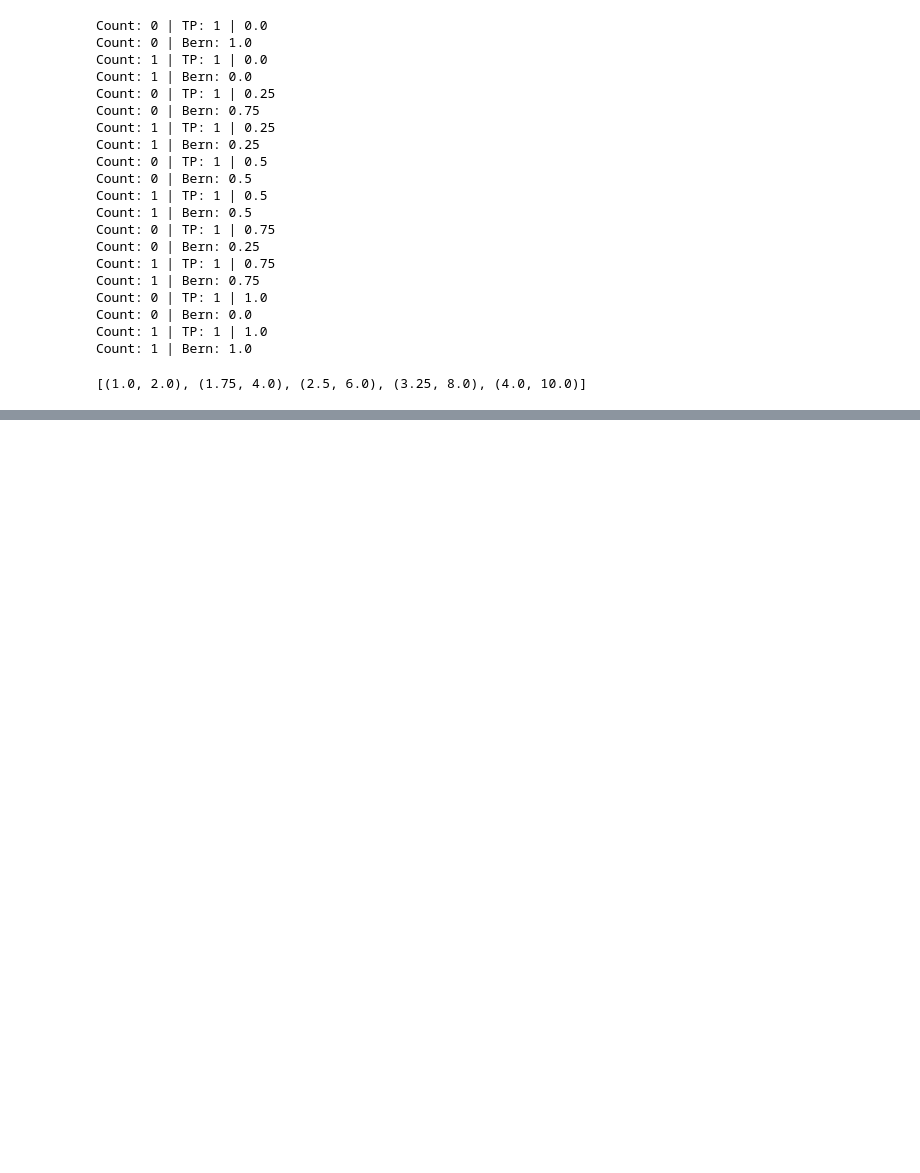
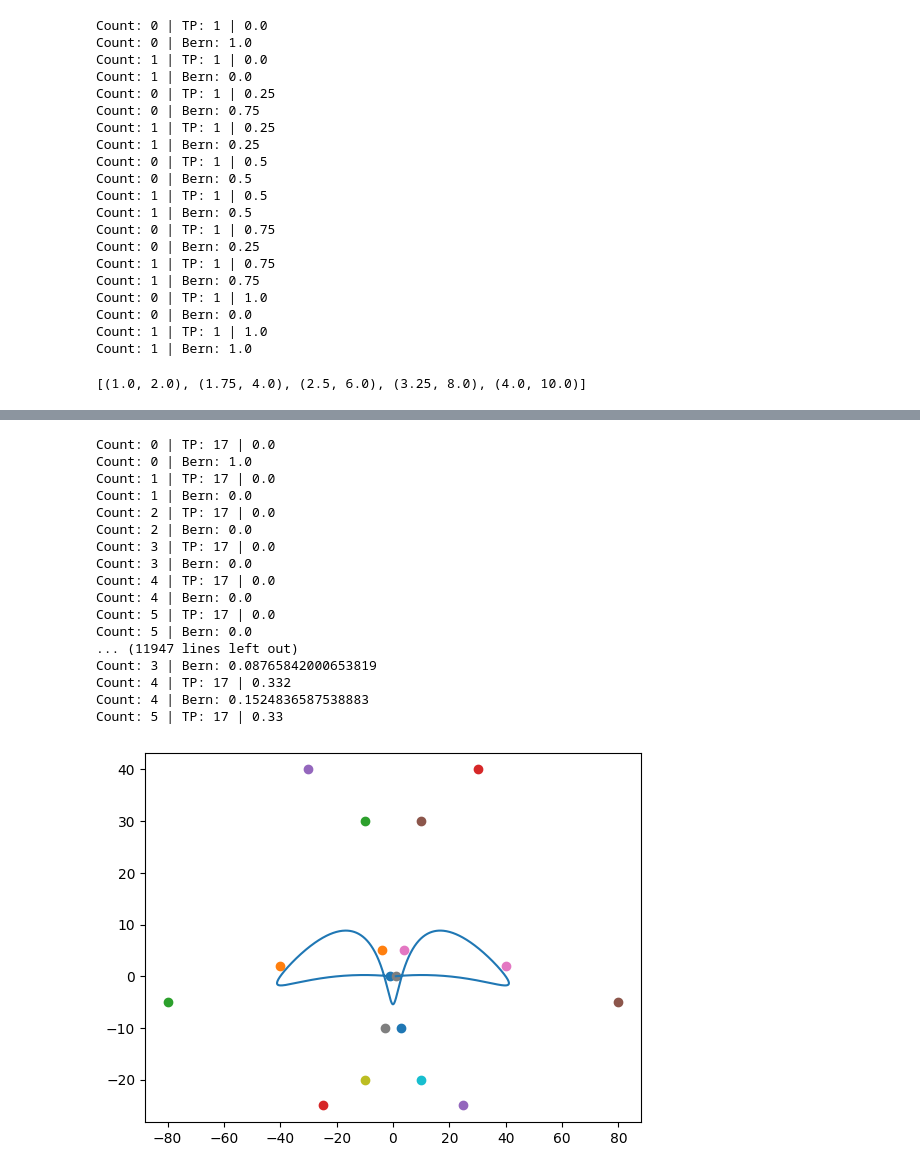
Before and after one commit to alorsunique/Baeuda, a Jupyter notebook: bezier.ipynb, the cells around one changed output, grey strips where cells are left out. Drawn from its saved outputs; the diff is of its cells as text; code cells hidden in the pictures; blank space fills up the shorter version.

```diff
--- a/bezier.ipynb
+++ b/bezier.ipynb
@@ -5,10 +5,0 @@ import math
-# %%
-point_list = [(1,2),(4,10),(5,0)]
-
-plt.figure()
-
-for point in point_list:
-    print(point)
-    plt.scatter(point[0],point[1])
-
-plt.show()
@@ -134,0 +87,47 @@ for current_step in step_list:
+# %%
+point_list = [(-1,0),(-40,2),(-80,-5),(-25,-25),(-30,40),(10,30),(4,5),(-3,-10),(-10,-20),(10,-20),(3,-10),(-4,5),(-10,30),(30,40),(25,-25),(80,-5),(40,2),(1,0)]
+
+step_count = 1000
+
+step_list = np.linspace(0,1,step_count+1)
+
+bezier_point_list = []
+
+for current_step in step_list:
+
+    bezier_point_list.append(de_casteljau(point_list,current_step))
+
+bez_x_list = []
+bez_y_list = []
+
+for point in bezier_point_list:
+    bez_x_list.append(point[0])
+    bez_y_list.append(point[1])
+
+plt.figure()
+
+for point in point_list:
+    plt.scatter(point[0],point[1])
+
+plt.plot(bez_x_list,bez_y_list)
+
+plt.show()
+# %% [output]
+Count: 0 | TP: 17 | 0.0
+Count: 0 | Bern: 1.0
+Count: 1 | TP: 17 | 0.0
+Count: 1 | Bern: 0.0
+Count: 2 | TP: 17 | 0.0
+Count: 2 | Bern: 0.0
+Count: 3 | TP: 17 | 0.0
+Count: 3 | Bern: 0.0
+Count: 4 | TP: 17 | 0.0
+Count: 4 | Bern: 0.0
+Count: 5 | TP: 17 | 0.0
+Count: 5 | Bern: 0.0
+... (11947 lines left out)
+Count: 3 | Bern: 0.08765842000653819
+Count: 4 | TP: 17 | 0.332
+Count: 4 | Bern: 0.1524836587538883
+Count: 5 | TP: 17 | 0.33
+[figure, added]
```
Also changed, not shown: parts of 8 cells of this notebook, 1 other file.
